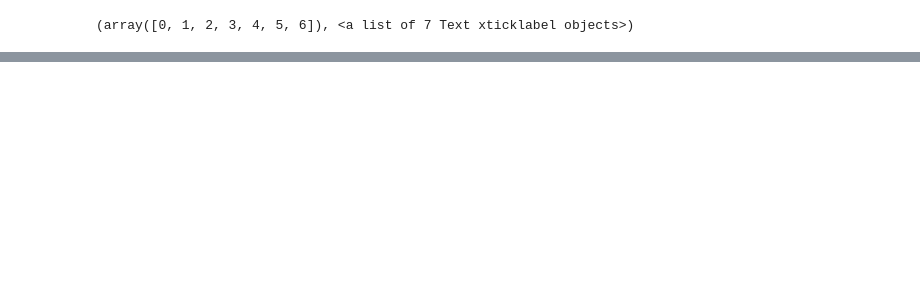
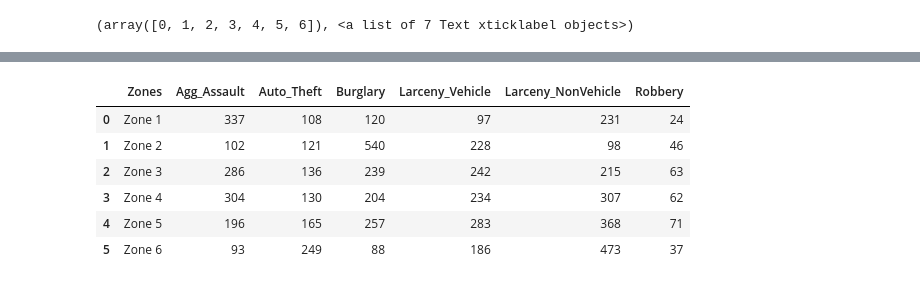
Before and after one commit to lrios215/project_1, a Jupyter notebook: Project1.ipynb, the cells around one changed output, grey strips where cells are left out. Cells and saved outputs as stored; diff of their text form; code cells hidden in the pictures; blank space fills up the shorter version.

```diff
--- a/Project1.ipynb
+++ b/Project1.ipynb
@@ -257,0 +301,21 @@ allzones_May2019_20
+# %%
+#switching DF to foucus on zones and pie chart percent increase
+
+zones_df = pd.DataFrame(dict(
+        Zones='Zone 1; Zone 2; Zone 3; Zone 4; Zone 5; Zone 6'.split(';'),
+        Agg_Assault=[337,102,286,304,196,93],
+        Auto_Theft=[108,121,136,130,165,249],
+        Burglary=[120,540,239,204,257,88],
+        Larceny_Vehicle=[97,228,242,234,283,186],
+        Larceny_NonVehicle=[231,98,215,307,368,473],
+        Robbery=[24,46,63,62,71,37]))
+
+zones_df
+# %% [output]
+|  | Zones | Agg_Assault | Auto_Theft | Burglary | Larceny_Vehicle | Larceny_NonVehicle | Robbery |
+| 0 | Zone 1 | 337 | 108 | 120 | 97 | 231 | 24 |
+| 1 | Zone 2 | 102 | 121 | 540 | 228 | 98 | 46 |
+| 2 | Zone 3 | 286 | 136 | 239 | 242 | 215 | 63 |
+| 3 | Zone 4 | 304 | 130 | 204 | 234 | 307 | 62 |
+| 4 | Zone 5 | 196 | 165 | 257 | 283 | 368 | 71 |
+| 5 | Zone 6 | 93 | 249 | 88 | 186 | 473 | 37 |
```
Also changed, not shown: parts of 11 cells of this notebook, 1 other file.
